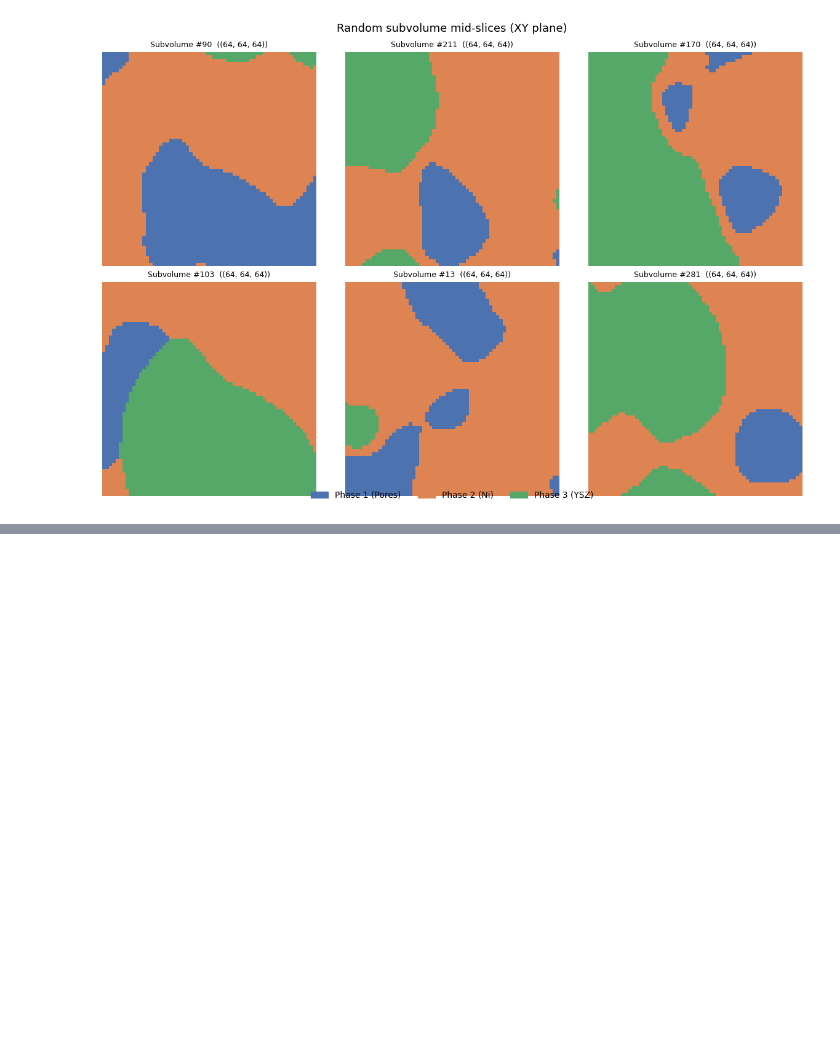
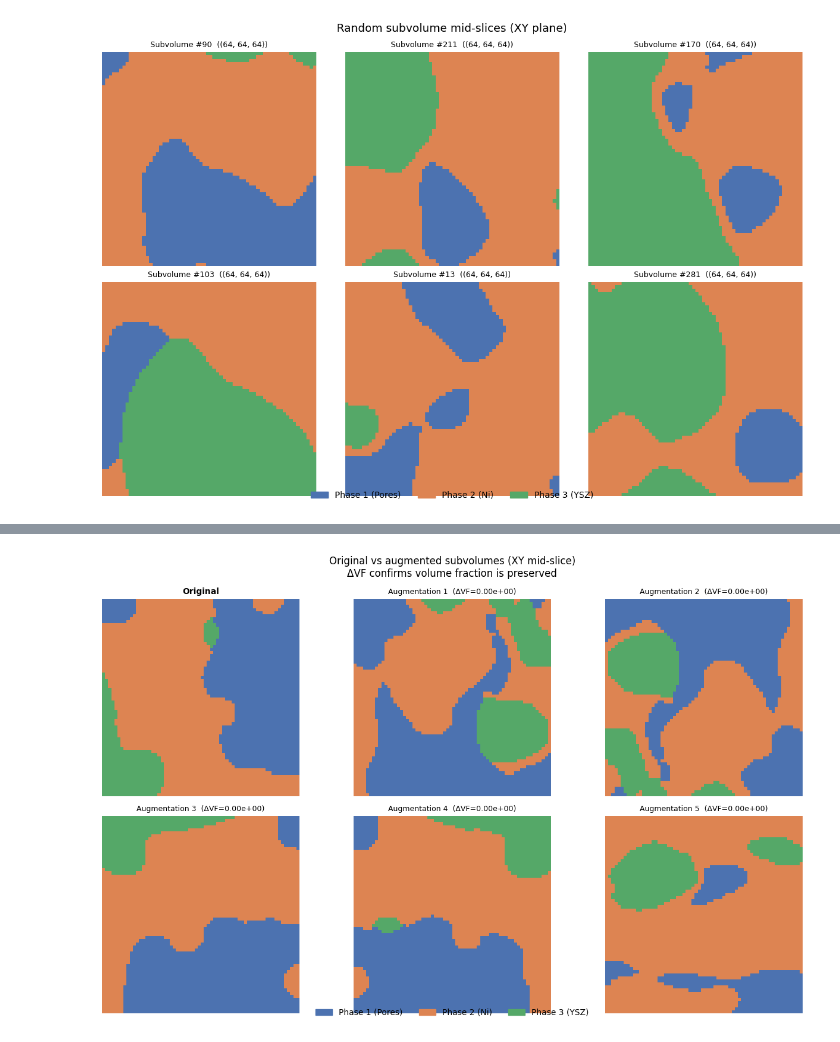
Before and after one commit to HAdi-Mohammadi1996/WGAN-SOC, a Jupyter notebook: notebooks/utils_test.ipynb, the cells around one changed output, grey strips where cells are left out. Saved outputs shown, nothing was run; the diff lists cells and outputs as text; code cells hidden in the pictures; blank space fills up the shorter version.

Commit message:
feat: Added augmentation and conditional vector tets

```diff
--- a/notebooks/utils_test.ipynb
+++ b/notebooks/utils_test.ipynb
@@ -264,3 +264,20 @@ plt.tight_layout()
 plt.show()
 # %% [output]
 [figure]
+# %%
+# Show mid-plane XY slices of 6 randomly sampled subvolumes
+rng = np.random.default_rng(0)
+sample_idx = rng.choice(len(subvols), size=6, replace=False)
+
+fig, axes = plt.subplots(2, 3, figsize=(12, 8))
+for ax, idx in zip(axes.flat, sample_idx):
+    sv = subvols[idx]
+    ax.imshow(sv[:, :, sv.shape[2] // 2], cmap=PHASE_CMAP, vmin=1, vmax=3, interpolation="nearest")
+    ax.set_title(f"Subvolume #{idx}  ({sv.shape})", fontsize=9)
+    ax.axis("off")
+
+patches = [mpatches.Patch(color=PHASE_CMAP(i / 2), label=PHASE_LABELS[i]) for i in range(3)]
+fig.legend(handles=patches, loc="lower center", ncol=3, fontsize=10, frameon=False)
+fig.suptitle("Random subvolume mid-slices (XY plane)", fontsize=13)
+plt.tight_layout()
+plt.show()
@@ -266,0 +296,32 @@ plt.show()
+# %%
+np.random.seed(7)
+original = subvols[0].copy()
+augmented_versions = [augment_volume(original.copy()) for _ in range(5)]
+
+fig, axes = plt.subplots(2, 3, figsize=(13, 8))
+
+# Original in top-left
+axes[0, 0].imshow(original[:, :, original.shape[2] // 2],
+                  cmap=PHASE_CMAP, vmin=1, vmax=3, interpolation="nearest")
+axes[0, 0].set_title("Original", fontsize=10, fontweight="bold")
+axes[0, 0].axis("off")
+
+for i, aug in enumerate(augmented_versions):
+    ax = axes.flat[i + 1]
+    ax.imshow(aug[:, :, aug.shape[2] // 2],
+              cmap=PHASE_CMAP, vmin=1, vmax=3, interpolation="nearest")
+
+    # Verify VF invariance
+    total = aug.size
+    vf_diff = max(abs((original == ph).sum() / total - (aug == ph).sum() / total)
+                  for ph in np.unique(original))
+    ax.set_title(f"Augmentation {i+1}  (ΔVF={vf_diff:.2e})", fontsize=9)
+    ax.axis("off")
+
+patches = [mpatches.Patch(color=PHASE_CMAP(i / 2), label=PHASE_LABELS[i]) for i in range(3)]
+fig.legend(handles=patches, loc="lower center", ncol=3, fontsize=10, frameon=False)
+fig.suptitle("Original vs augmented subvolumes (XY mid-slice)\nΔVF confirms volume fraction is preserved", fontsize=12)
+plt.tight_layout()
+plt.show()
+# %% [output]
+[figure, added]
```
Also changed, not shown: parts of 5 cells of this notebook.
